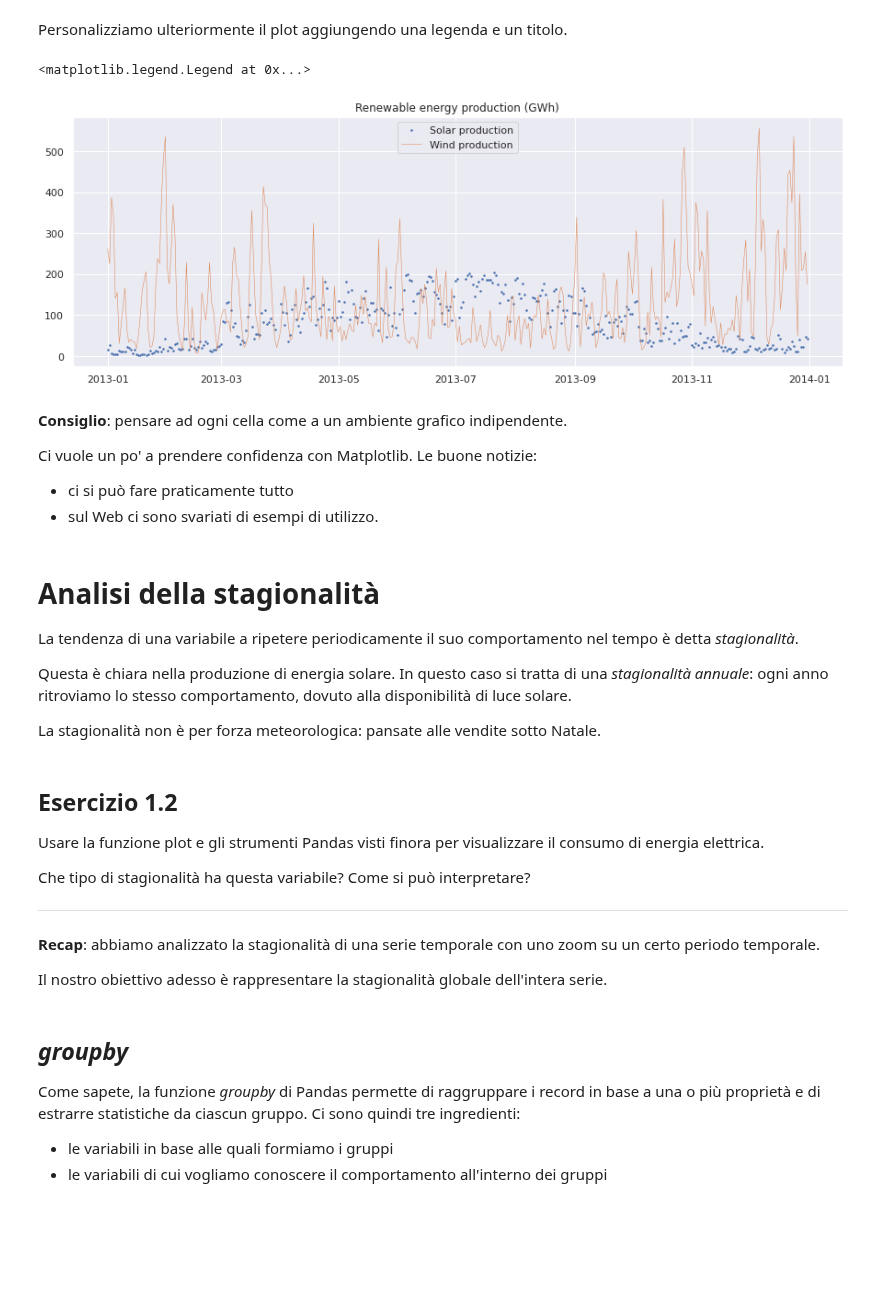
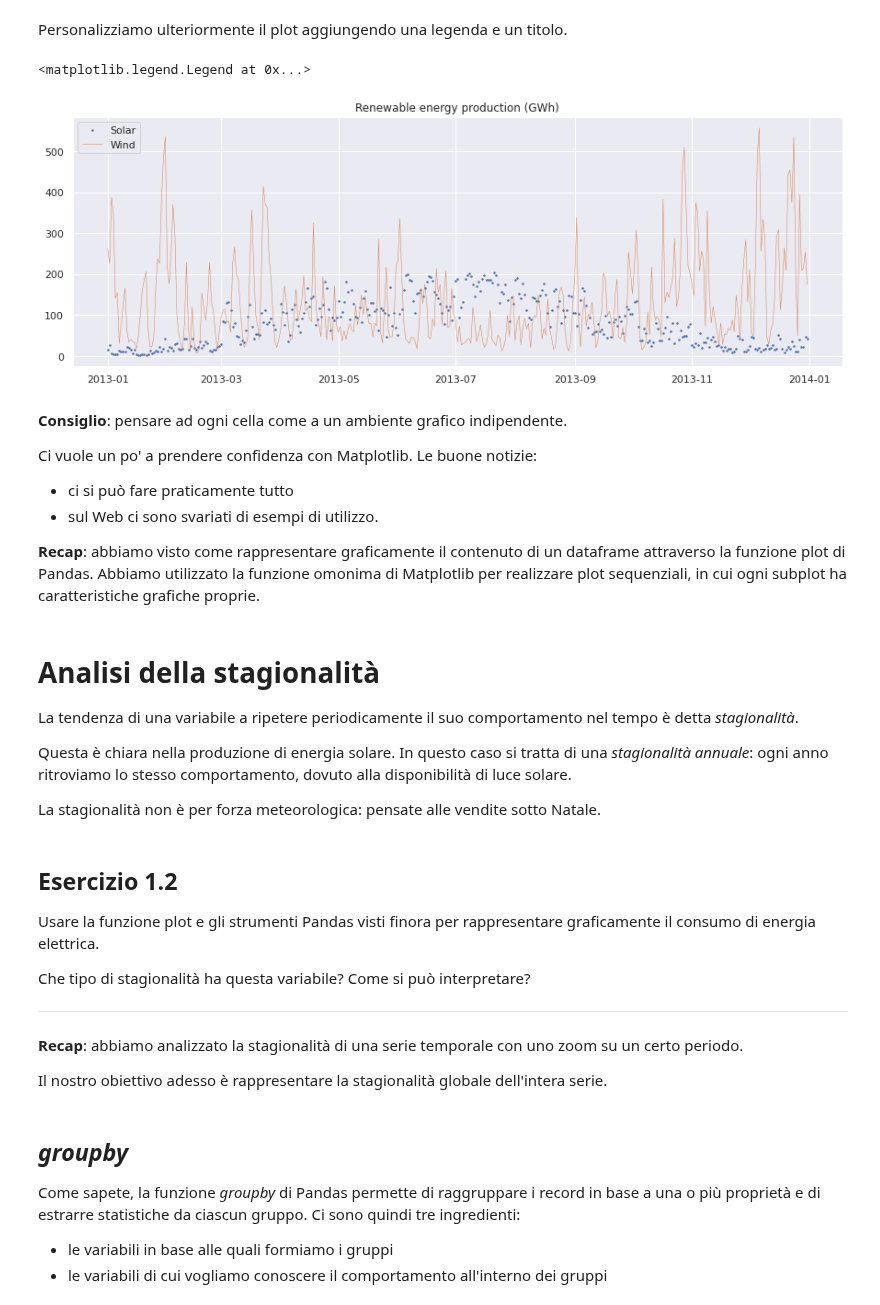
Before and after one commit to fbagattini/Lezioni, a Jupyter notebook: Analisi e Forecast di Serie Temporali con Python - Parte I.ipynb, the cells around one changed output. Cells and saved outputs as stored; diff of their text form; code cells hidden in the pictures; blank space fills up the shorter version.

```diff
--- a/Analisi e Forecast di Serie Temporali con Python - Parte I.ipynb
+++ b/Analisi e Forecast di Serie Temporali con Python - Parte I.ipynb
@@ -752,13 +766,22 @@ Personalizziamo ulteriormente il plot aggiungendo una legenda e un titolo.
 # %%
 plt.figure(figsize=(15, 5))
 
-plt.plot(df['Solar']['2013'], linestyle='', marker='.', markersize=3, label='Solar production')
-plt.plot(df['Wind']['2013'], linestyle='-', linewidth=0.5, label='Wind production')
+plt.plot(df['Solar']['2013'],
+         linestyle='',
+         marker='.',
+         markersize=3,
+         label='Solar')
+
+plt.plot(df['Wind']['2013'],
+         linestyle='-',
+         linewidth=0.5,
+         label='Wind')
+
 plt.title('Renewable energy production (GWh)')
 plt.legend()
 # %% [output]
 <matplotlib.legend.Legend at 0x...>
-[figure, old version]
+[figure, new version]
 # %% [markdown]
 **Consiglio**: pensare ad ogni cella come a un ambiente grafico indipendente.
 
@@ -766,6 +789,8 @@ Ci vuole un po' a prendere confidenza con Matplotlib. Le buone notizie:
 
 - ci si può fare praticamente tutto
 - sul Web ci sono svariati di esempi di utilizzo.
+
+**Recap**: abbiamo visto come rappresentare graficamente il contenuto di un dataframe attraverso la funzione plot di Pandas. Abbiamo utilizzato la funzione omonima di Matplotlib per realizzare plot sequenziali, in cui ogni subplot ha caratteristiche grafiche proprie.
 # %% [markdown]
 Analisi della stagionalità
 ===
@@ -774,18 +799,18 @@ La tendenza di una variabile a ripetere periodicamente il suo comportamento nel
 
 Questa è chiara nella produzione di energia solare. In questo caso si tratta di una *stagionalità annuale*: ogni anno ritroviamo lo stesso comportamento, dovuto alla disponibilità di luce solare.
 
-La stagionalità non è per forza meteorologica: pansate alle vendite sotto Natale.
+La stagionalità non è per forza meteorologica: pensate alle vendite sotto Natale.
 # %% [markdown]
 Esercizio 1.2
 ---
 
-Usare la funzione plot e gli strumenti Pandas visti finora per visualizzare il consumo di energia elettrica.
+Usare la funzione plot e gli strumenti Pandas visti finora per rappresentare graficamente il consumo di energia elettrica.
 
 Che tipo di stagionalità ha questa variabile? Come si può interpretare?
 
 ---
 # %% [markdown]
-**Recap**: abbiamo analizzato la stagionalità di una serie temporale con uno zoom su un certo periodo temporale.
+**Recap**: abbiamo analizzato la stagionalità di una serie temporale con uno zoom su un certo periodo.
 
 Il nostro obiettivo adesso è rappresentare la stagionalità globale dell'intera serie.
 # %% [markdown]
```
Also changed, not shown: parts of 18 cells of this notebook.
